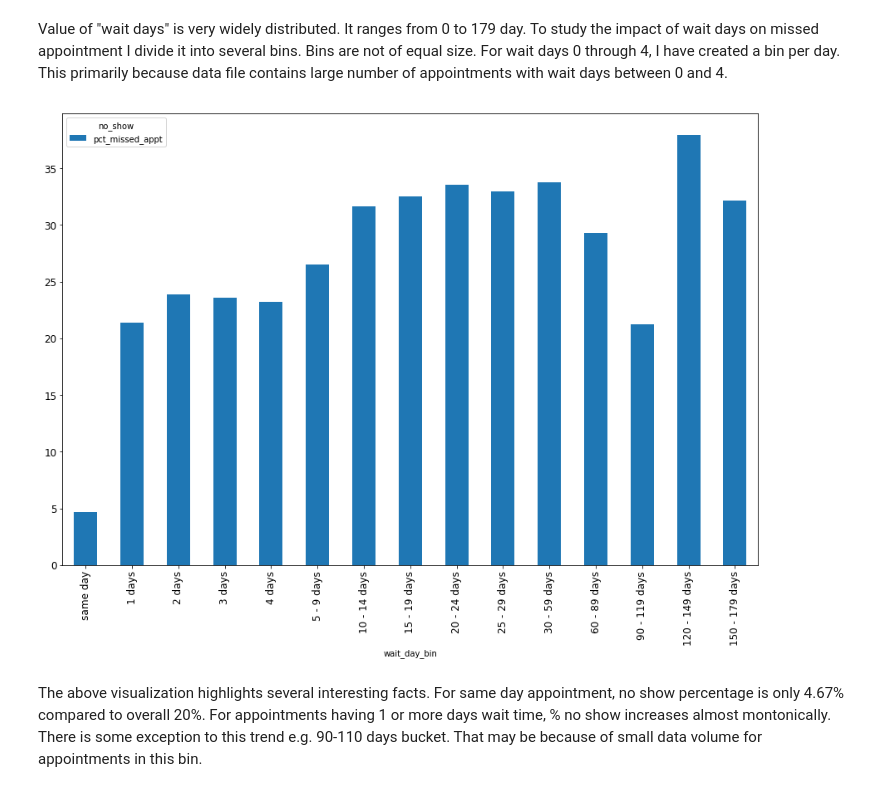
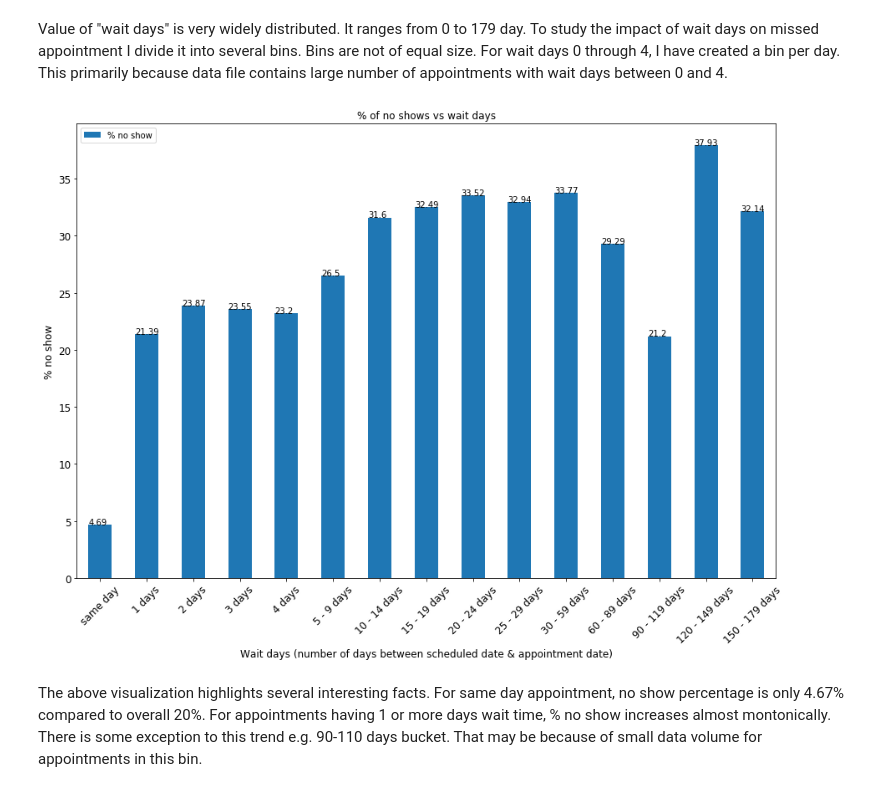
Before and after one commit to abhimita/no-show-analysis, a Jupyter notebook: Medical appointment analysis.ipynb, the cells around one changed output. Saved outputs shown, nothing was run; the diff lists cells and outputs as text; code cells hidden in the pictures.

```diff
--- a/Medical appointment analysis.ipynb
+++ b/Medical appointment analysis.ipynb
@@ -538,6 +553,7 @@ diabetic_df\
 
 ax.set_xlabel("Gender", fontsize=12)
 ax.set_ylabel("% no show", fontsize=12);
+ax.set_xticklabels(['Female', 'Male'], rotation=45)
 
 for p in ax.patches:
     ax.annotate(str(p.get_height()), xy=(p.get_x(), p.get_height()))
@@ -607,35 +623,40 @@ pd.pivot_table(
     values='appt_cnt',
     fill_value=0)\
 .reset_index()[['wait_day_bin', 'no_show', 'show']]
 
 pivoted_df = pivoted_df.assign(total_appt_cnt = pivoted_df.no_show + pivoted_df.show)
-pivoted_df = pivoted_df.assign(pct_missed_appt = pivoted_df.no_show * 100/ pivoted_df.total_appt_cnt)
+pivoted_df = pivoted_df.assign(pct_missed_appt = round(pivoted_df.no_show * 100/ pivoted_df.total_appt_cnt, 2))
 
 # Get distinct values of all bins for wait_day column
 all_bins = []
 for i in range(0,180):
     s = wait_day_bin(i)
     if s not in all_bins:
         all_bins.append(s)
 
 # Defined custom sort order for bin column
 pivoted_df['wait_day_bin'] = pd.Categorical(pivoted_df['wait_day_bin'], all_bins)
 
+ax = \
 pivoted_df.sort_values(by=['wait_day_bin'])[['wait_day_bin', 'pct_missed_appt']]\
 .set_index('wait_day_bin')\
 .plot.bar(
     figsize=(15,10),
     legend=True,
+    title='% of no shows vs wait days',
     fontsize=12
     );
 
 ax.set_xlabel("Wait days (number of days between scheduled date & appointment date)", fontsize=12)
 ax.set_ylabel("% no show", fontsize=12);
+ax.legend(['% no show'], loc='upper left')
 
 for p in ax.patches:
     ax.annotate(str(p.get_height()), xy=(p.get_x(), p.get_height()))
+
+ax.set_xticklabels(all_bins, rotation=45);
 # %% [output]
-[figure, old version]
+[figure, new version]
 # %% [markdown]
 The above visualization highlights several interesting facts. For same day appointment, no show percentage is only 4.67% compared to overall 20%. For appointments having 1 or more days wait time, % no show increases almost montonically. There is some exception to this trend e.g. 90-110 days bucket. That may be because of small data volume for appointments in this bin.
 # %% [markdown]
```
Also changed, not shown: parts of 7 cells of this notebook.
